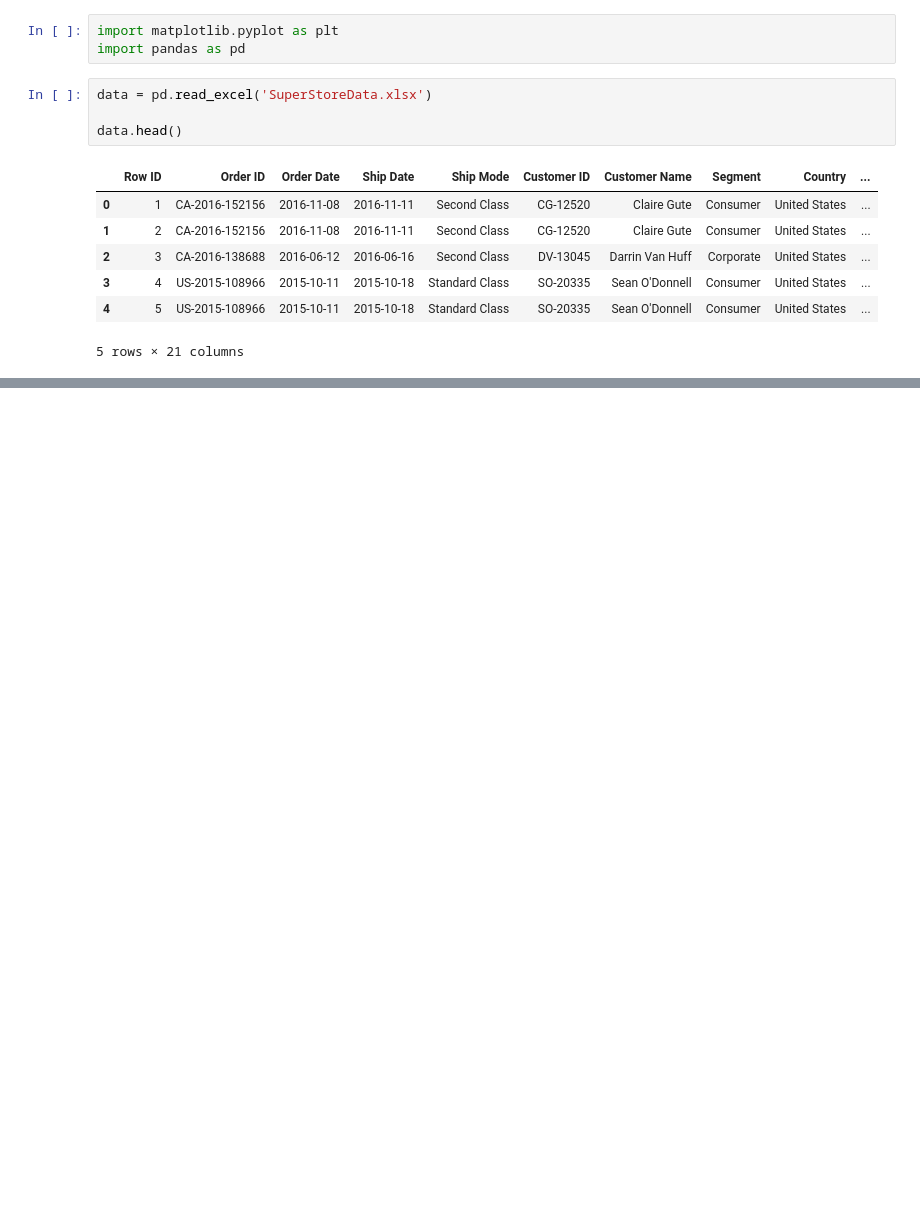
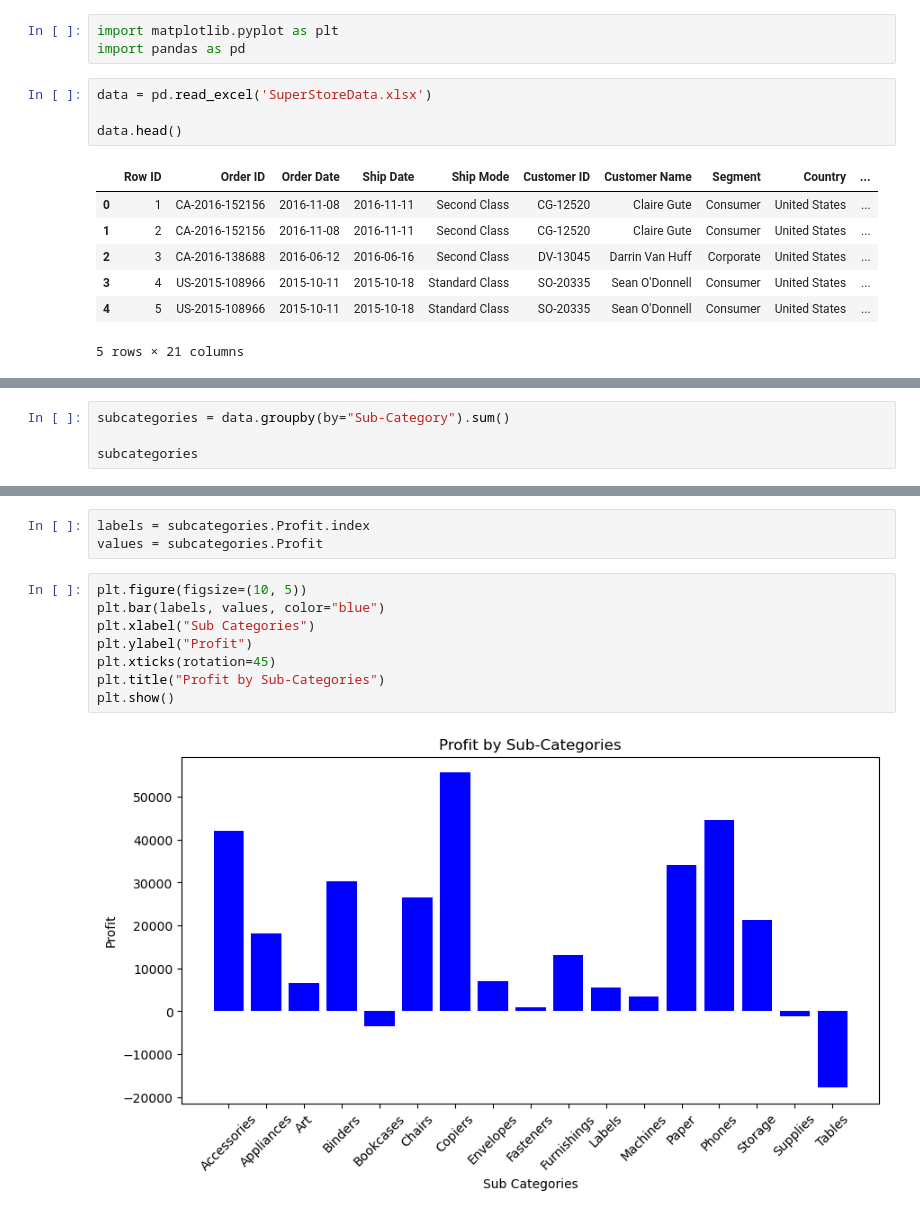
Before and after one commit to Gabby1937/Super_Store_Analysis, a Jupyter notebook: SuperStoreAnalysis.ipynb, the cells around one changed output, grey strips where cells are left out. Drawn from its saved outputs; the diff is of its cells as text; blank space fills up the shorter version.

```diff
--- a/SuperStoreAnalysis.ipynb
+++ b/SuperStoreAnalysis.ipynb
@@ -15,0 +36,4 @@ data.head()
+# %%
+subcategories = data.groupby(by="Sub-Category").sum()
+
+subcategories
@@ -15,0 +60,13 @@ data.head()
+# %%
+labels = subcategories.Profit.index
+values = subcategories.Profit
+# %%
+plt.figure(figsize=(10, 5))
+plt.bar(labels, values, color="blue")
+plt.xlabel("Sub Categories")
+plt.ylabel("Profit")
+plt.xticks(rotation=45)
+plt.title("Profit by Sub-Categories")
+plt.show()
+# %% [output]
+[figure, added]
```
Also changed, not shown: parts of 10 cells of this notebook.
